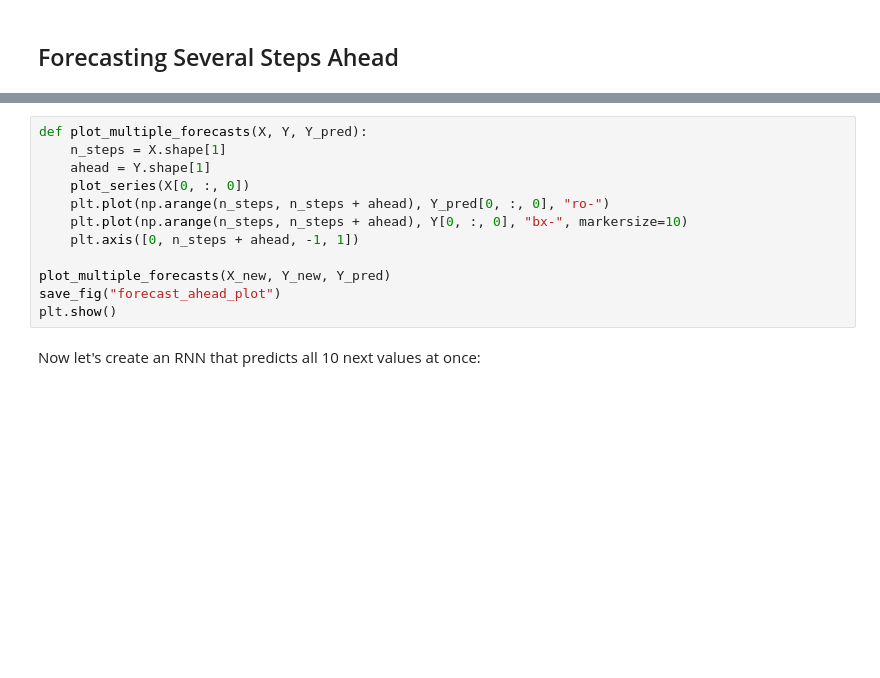
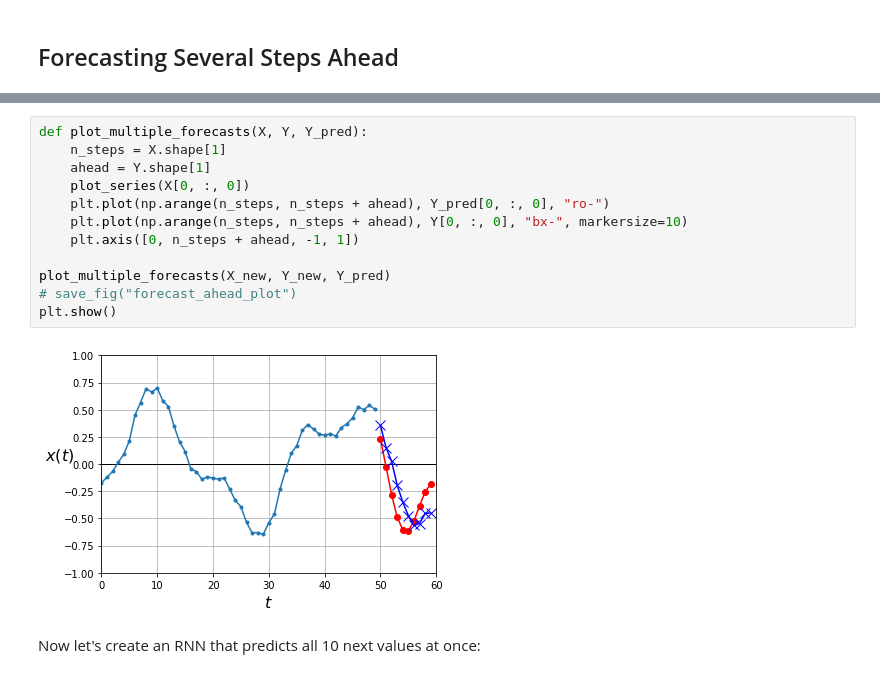
Before and after one commit to cloudxlab/ml, a Jupyter notebook: deep_learning/rnn_keras.ipynb, the cells around one changed output, grey strips where cells are left out. Saved outputs shown, nothing was run; the diff lists cells and outputs as text; blank space fills up the shorter version.

```diff
--- a/deep_learning/rnn_keras.ipynb
+++ b/deep_learning/rnn_keras.ipynb
@@ -218,15 +239,17 @@ Y_pred.shape
 # %%
 def plot_multiple_forecasts(X, Y, Y_pred):
     n_steps = X.shape[1]
     ahead = Y.shape[1]
     plot_series(X[0, :, 0])
     plt.plot(np.arange(n_steps, n_steps + ahead), Y_pred[0, :, 0], "ro-")
     plt.plot(np.arange(n_steps, n_steps + ahead), Y[0, :, 0], "bx-", markersize=10)
     plt.axis([0, n_steps + ahead, -1, 1])
 
 plot_multiple_forecasts(X_new, Y_new, Y_pred)
-save_fig("forecast_ahead_plot")
+# save_fig("forecast_ahead_plot")
 plt.show()
+# %% [output]
+[figure, added]
 # %% [markdown]
 Now let's create an RNN that predicts all 10 next values at once:
 # %%
```
Also changed, not shown: parts of 22 cells of this notebook.
